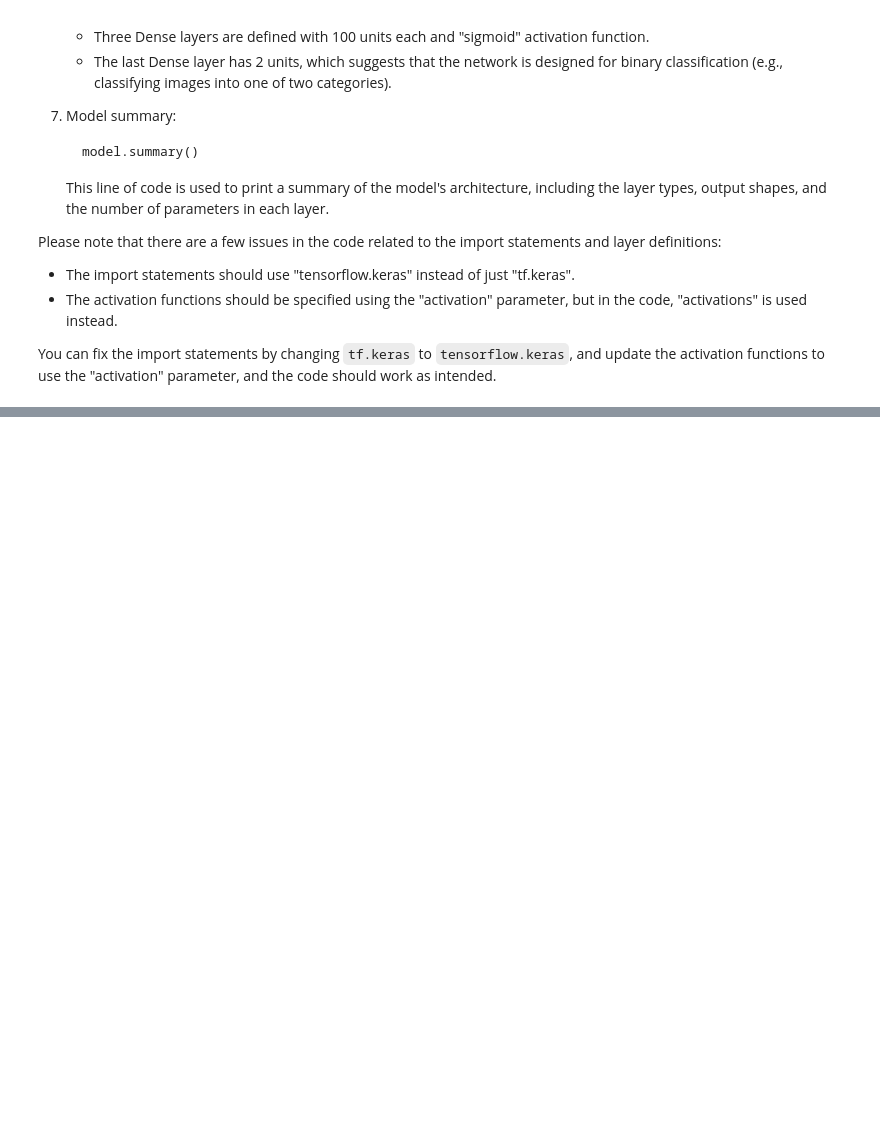
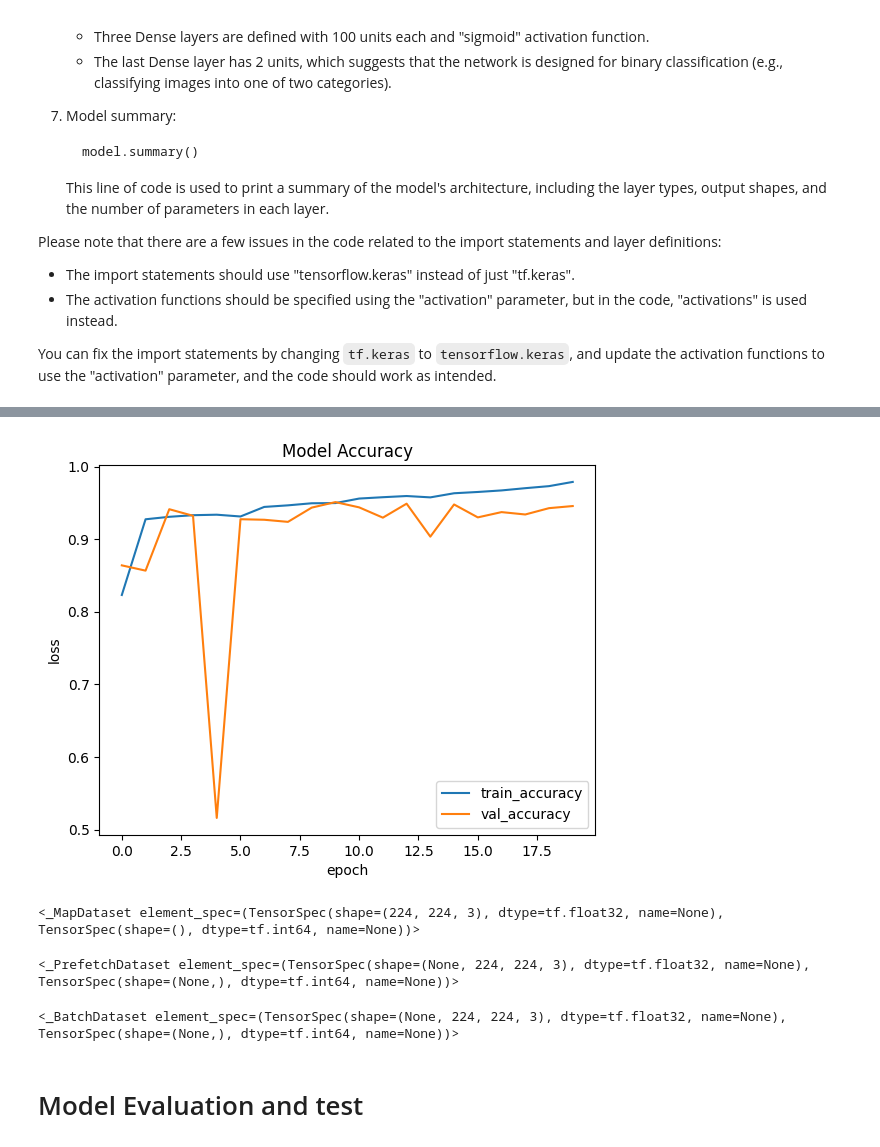
Before and after one commit to Francisroyce/Data-Science-ProjectPortfolio, a Jupyter notebook: Malaria_Diagnosis.ipynb, the cells around one changed output, grey strips where cells are left out. Saved outputs shown, nothing was run; the diff lists cells and outputs as text; code cells hidden in the pictures; blank space fills up the shorter version.

```diff
--- a/Malaria_Diagnosis.ipynb
+++ b/Malaria_Diagnosis.ipynb
@@ -345,0 +487,20 @@ You can fix the import statements by changing `tf.keras` to `tensorflow.keras`,
+# %%
+import matplotlib.pyplot as plt
+
+plt.plot(history.history['accuracy'])
+plt.plot(history.history['val_accuracy'])
+plt.title('Model Accuracy')
+plt.ylabel('loss')
+plt.xlabel('epoch')
+plt.legend(['train_accuracy', 'val_accuracy'])  # Provide labels as a list
+plt.show()
+# %% [output]
+[figure, added]
+# %%
+test_dataset
+# %% [output]
+<_MapDataset element_spec=(TensorSpec(shape=(224, 224, 3), dtype=tf.float32, name=None), TensorSpec(shape=(), dtype=tf.int64, name=None))>
+# %%
+train_dataset
+# %% [output]
+<_PrefetchDataset element_spec=(TensorSpec(shape=(None, 224, 224, 3), dtype=tf.float32, name=None), TensorSpec(shape=(None,), dtype=tf.int64, name=None))>
@@ -345,0 +509,6 @@ You can fix the import statements by changing `tf.keras` to `tensorflow.keras`,
+# %%
+test_dataset
+# %% [output]
+<_BatchDataset element_spec=(TensorSpec(shape=(None, 224, 224, 3), dtype=tf.float32, name=None), TensorSpec(shape=(None,), dtype=tf.int64, name=None))>
+# %% [markdown]
+# Model Evaluation and test
```
Also changed, not shown: parts of 19 cells of this notebook.
